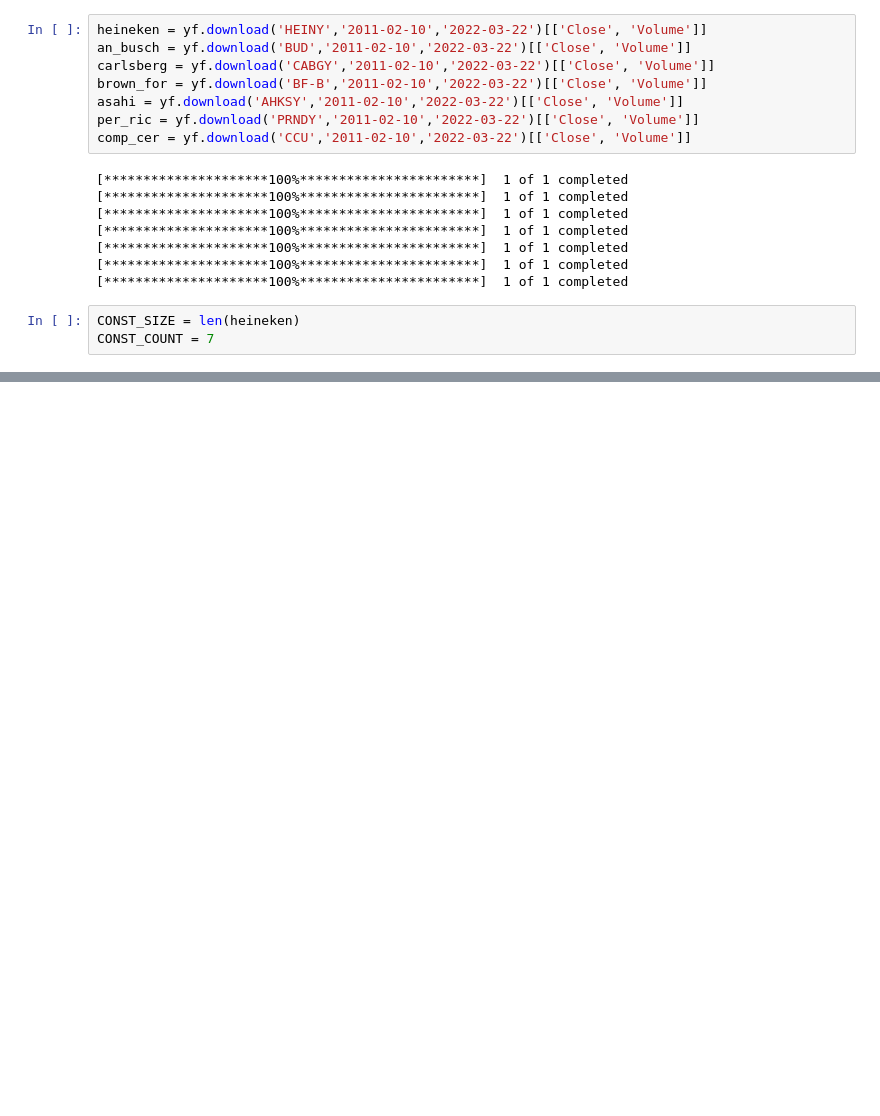
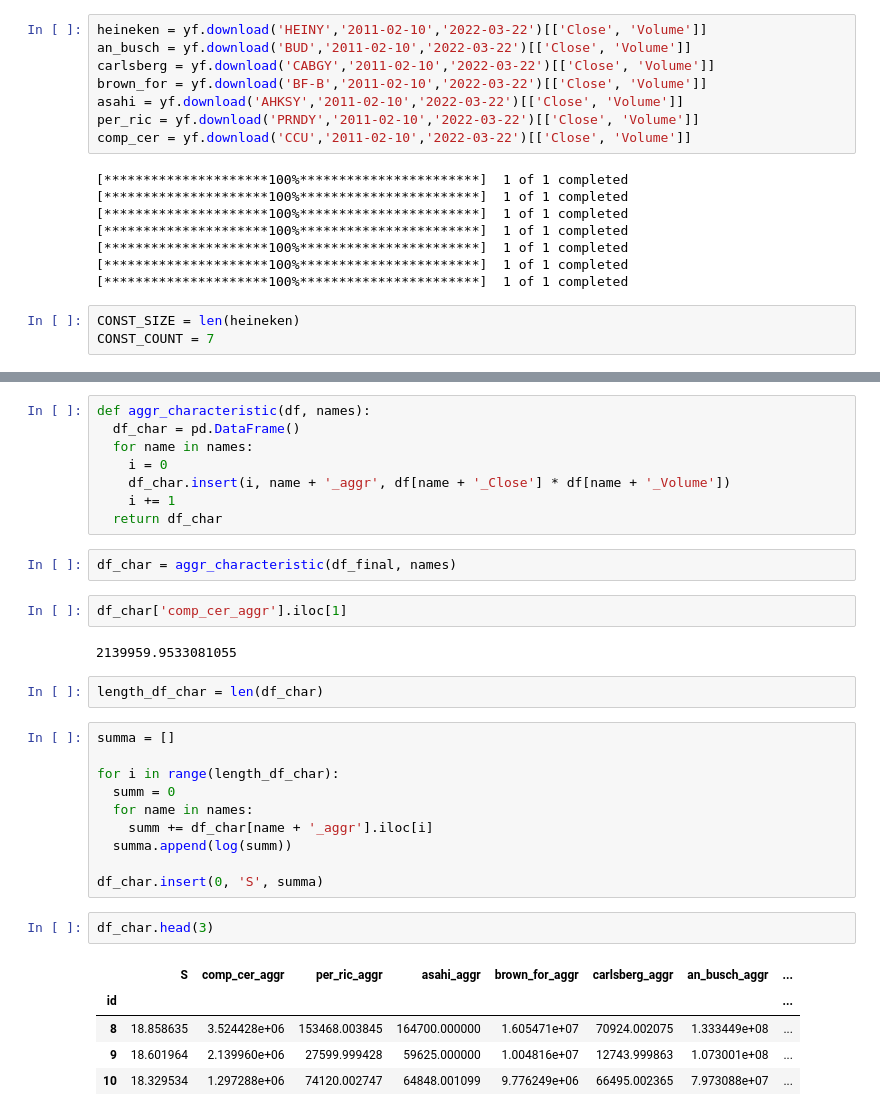
Before and after one commit to graviada/colabRepo, a Jupyter notebook: 2022/DataAnalysisMethods (6, 2022)/DataAnalysisMethods.ipynb, the cells around one changed output, grey strips where cells are left out. Drawn from its saved outputs; the diff is of its cells as text; blank space fills up the shorter version.

```diff
--- a/2022/DataAnalysisMethods (6, 2022)/DataAnalysisMethods.ipynb
+++ b/2022/DataAnalysisMethods (6, 2022)/DataAnalysisMethods.ipynb
@@ -105,0 +225,34 @@ print(S)
+# %%
+def aggr_characteristic(df, names):
+  df_char = pd.DataFrame()
+  for name in names:
+    i = 0
+    df_char.insert(i, name + '_aggr', df[name + '_Close'] * df[name + '_Volume'])
+    i += 1
+  return df_char
+# %%
+df_char = aggr_characteristic(df_final, names)
+# %%
+df_char['comp_cer_aggr'].iloc[1]
+# %% [output]
+2139959.9533081055
+# %%
+length_df_char = len(df_char)
+# %%
+summa = []
+
+for i in range(length_df_char):
+  summ = 0
+  for name in names:
+    summ += df_char[name + '_aggr'].iloc[i]
+  summa.append(log(summ))
+
+df_char.insert(0, 'S', summa)
+# %%
+df_char.head(3)
+# %% [output]
+|  | S | comp_cer_aggr | per_ric_aggr | asahi_aggr | brown_for_aggr | carlsberg_aggr | an_busch_aggr | ... |
+| id |  |  |  |  |  |  |  | ... |
+| 8 | 18.858635 | 3.524428e+06 | 153468.003845 | 164700.000000 | 1.605471e+07 | 70924.002075 | 1.333449e+08 | ... |
+| 9 | 18.601964 | 2.139960e+06 | 27599.999428 | 59625.000000 | 1.004816e+07 | 12743.999863 | 1.073001e+08 | ... |
+| 10 | 18.329534 | 1.297288e+06 | 74120.002747 | 64848.001099 | 9.776249e+06 | 66495.002365 | 7.973088e+07 | ... |
```
Also changed, not shown: parts of 68 cells of this notebook.
